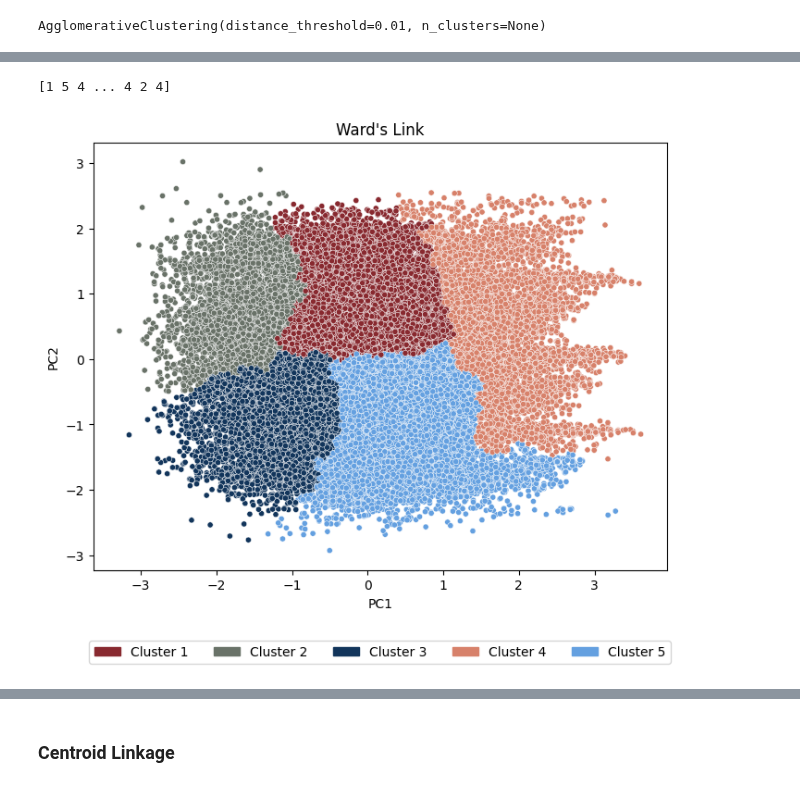
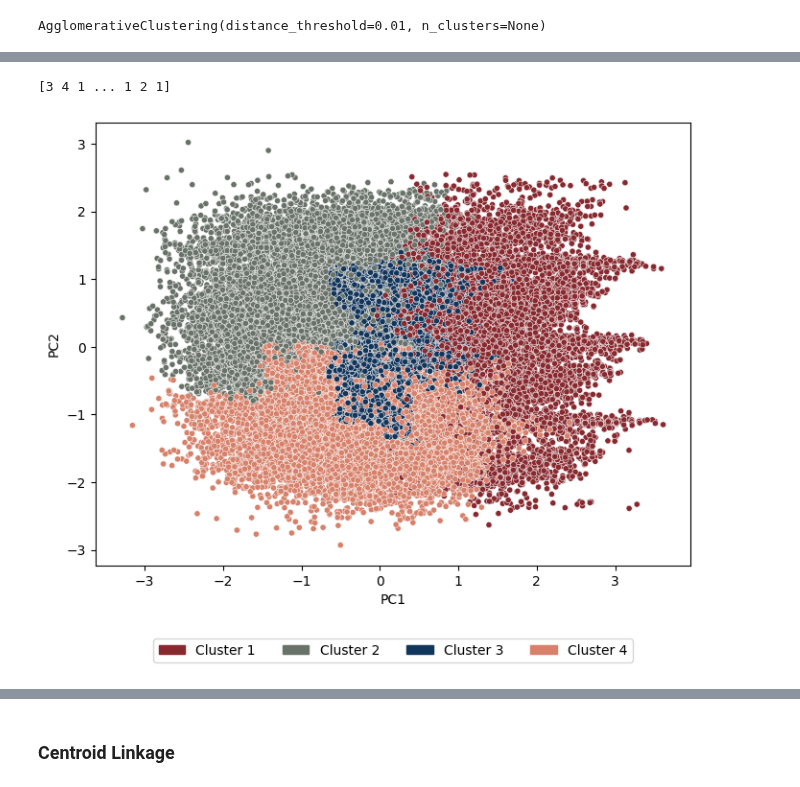
Before and after one commit to sarabreu/thesis_dev, a Jupyter notebook: 2_models/with_raw_data/wind/hierarchical_cluster.ipynb, the cells around one changed output, grey strips where cells are left out. Cells and saved outputs as stored; diff of their text form; code cells hidden in the pictures.

```diff
--- a/2_models/with_raw_data/wind/hierarchical_cluster.ipynb
+++ b/2_models/with_raw_data/wind/hierarchical_cluster.ipynb
@@ -348,7 +351,8 @@ len(np.unique(labels_cut))
 # %%
-pca_df = pca_df[['PC1', 'PC2']]
-
 # Assign the cluster labels to the original DataFrame
 pca_df['cluster_label'] = labels_cut
 pca_df['asset_id'] = df_subset['asset_id']
+
+df_wind_scaled['cluster_label'] = labels_cut
+df_wind_scaled['asset_id'] = df_subset['asset_id']
 # %%
@@ -435,11 +436,13 @@ plt.show()
 pca_df.to_csv('results/hierarchical/labels_most_common/average_link.csv', index=False)
 # %%
 pca_df = pca_df.loc[:,:'PC2']
+
+df_wind_scaled = df_wind_scaled.loc[:,:2]
 # %% [markdown]
 ### Ward's method
 # %%
 model_ward = AgglomerativeClustering(linkage='ward', distance_threshold=0.01, n_clusters=None)
-model_ward.fit(np.array(pca_df))
+model_ward.fit(np.array(df_wind_scaled))
 # %% [output]
 AgglomerativeClustering(distance_threshold=0.01, n_clusters=None)
 # %%
@@ -461,7 +464,7 @@ with open('results/hierarchical/ward_clustering.pickle', 'rb') as f:
     model_ward = pickle.load(f)
 # %%
 # Cut dendrogram to obtain labels
-num_clusters = 5  # Adjust as needed
+num_clusters = 4  # Adjust as needed
 
 # Convert the children_ attribute to a scipy hierarchical tree
 linkage_matrix = np.column_stack([model_ward.children_, model_ward.distances_,
@@ -471,9 +474,7 @@ labels_cut = fcluster(linkage_matrix, num_clusters, criterion='maxclust')
 
 print(labels_cut)
 # %% [output]
-[1 5 4 ... 4 2 4]
+[3 4 1 ... 1 2 1]
-# %%
-pca_df = pca_df.loc[:,:'PC2']
 # %%
 # Assign the cluster labels to the original DataFrame
 pca_df['cluster_label'] = labels_cut
@@ -483,19 +487,19 @@ pca_df.to_csv('results/hierarchical/csv_labels_cut_raw/ward_link.csv', index=Fal
 # %%
 n_clusters = len(pca_df['cluster_label'].unique())
 pallete = sns.color_palette(my_colors, n_clusters)
 
 # Plot the representative points on a scatter plot using PCA results
 plt.figure(figsize=(8, 6))
 sns.scatterplot(data=pca_df, x='PC1', y='PC2', hue='cluster_label', palette=pallete, s=20)
-plt.title("Ward's Link")
+# plt.title("Ward's Link")
 plt.xlabel('PC1')
 plt.ylabel('PC2')
 legend_handles = [mpatches.Circle((0, 0), radius=1, color=color) for color in my_colors]
 plt.legend(handles=legend_handles, labels=[f'Cluster {cluster_label}' for cluster_label in np.unique(labels_cut)],
             loc='upper center', bbox_to_anchor=(0.5, -0.15), ncol=5)
 plt.show()
 # %% [output]
-[figure, old version]
+[figure, new version]
 # %%
 most_frequent_clusters = pca_df.groupby('asset_id')['cluster_label'].agg(lambda x: np.bincount(x).argmax())
 
```
Also changed, not shown: parts of 55 cells of this notebook, 6 other files.
